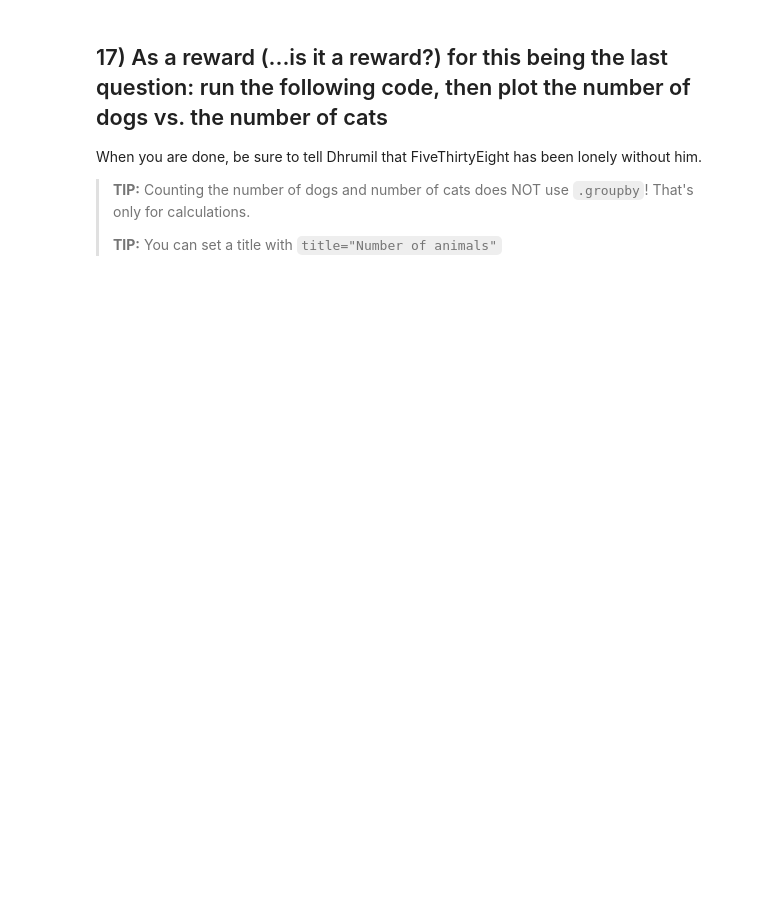
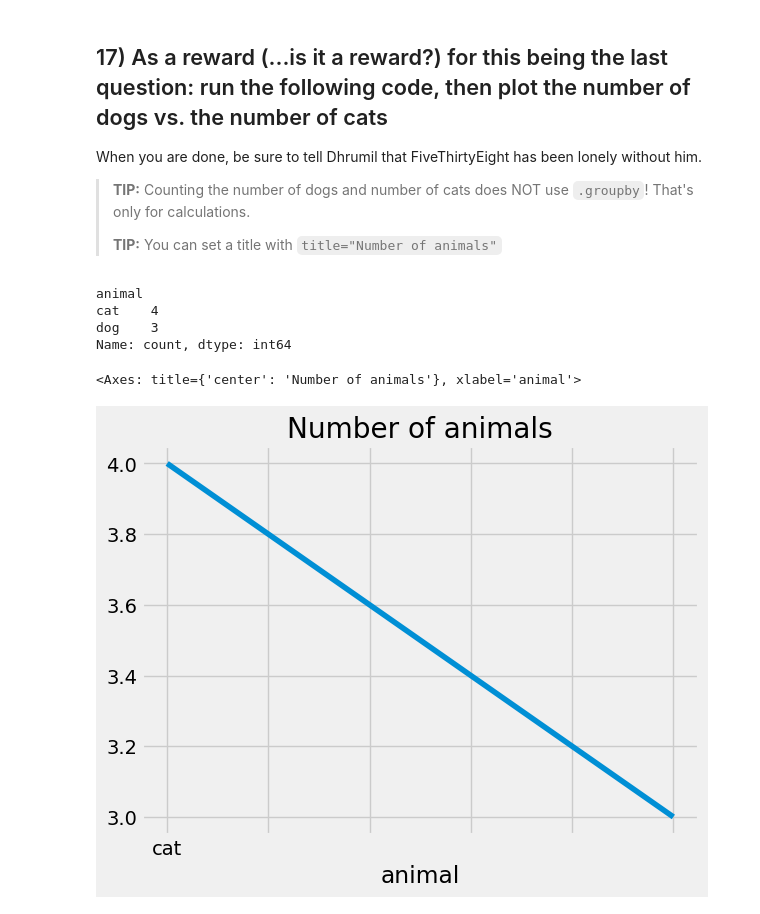
Before and after one commit to yiren54610/06-homework, a Jupyter notebook: 01-Animals.ipynb, the cells around one changed output. Cells and saved outputs as stored; diff of their text form; code cells hidden in the pictures; blank space fills up the shorter version.

```diff
--- a/01-Animals.ipynb
+++ b/01-Animals.ipynb
@@ -137,3 +328,16 @@ When you are done, be sure to tell Dhrumil that FiveThirtyEight has been lonely
 # %%
 import matplotlib.pyplot as plt
 plt.style.use('fivethirtyeight')
+# %%
+counts=df['animal'].value_counts()
+counts
+# %% [output]
+animal
+cat    4
+dog    3
+Name: count, dtype: int64
+# %%
+counts.plot(title='Number of animals')
+# %% [output]
+<Axes: title={'center': 'Number of animals'}, xlabel='animal'>
+[figure, added]
```
Also changed, not shown: parts of 29 cells of this notebook.
